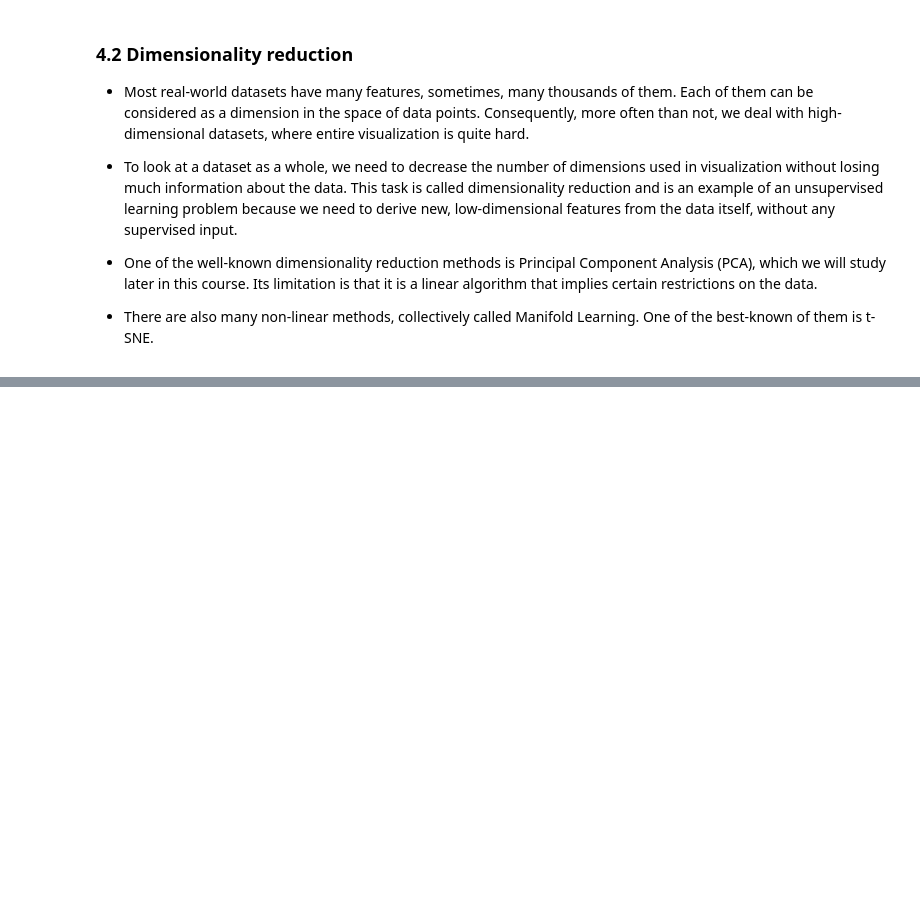
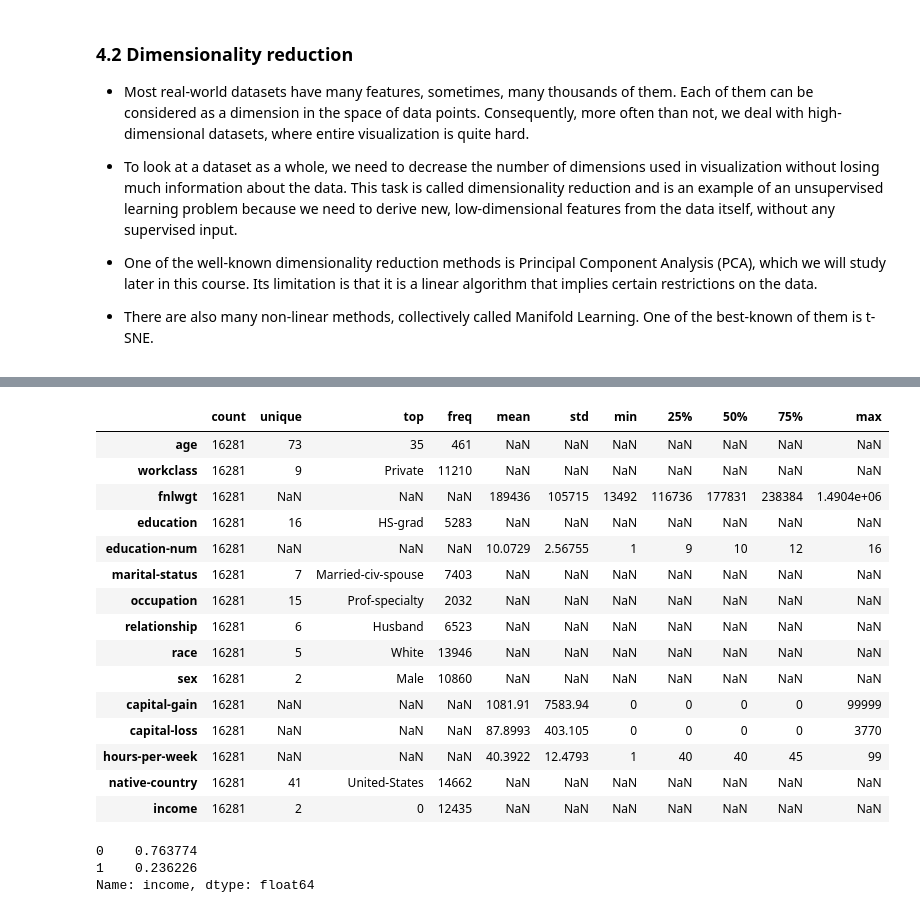
Before and after one commit to gonzalo71/TestGit, a Jupyter notebook: hoja_sucia.ipynb, the cells around one changed output, grey strips where cells are left out. Cells and saved outputs as stored; diff of their text form; code cells hidden in the pictures; blank space fills up the shorter version.

```diff
--- a/hoja_sucia.ipynb
+++ b/hoja_sucia.ipynb
@@ -711,0 +777,5 @@ tsne_repr = tsne.fit_transform(X_scaled)
+# %%
+url = r"C:\Users\gonza\OneDrive\Documentos\datascience-thebridge-master\ejercicios gonzalo\DATA\Adults_Census_dataset\adult.data"
+columns = columns = ['age', 'workclass', 'fnlwgt', 'education', 'education-num', 'marital-status', 'occupation',
+           'relationship', 'race','sex', 'capital-gain', 'capital-loss', 'hours-per-week', 'native-country', 'income']
+data_train = pd.read_csv(url,header=None,names=columns)
@@ -711,0 +793,35 @@ tsne_repr = tsne.fit_transform(X_scaled)
+# %%
+# necessary to remove rows with incorrect labels in test dataset
+data_test = data_test[(data_test['income'] == ' >50K.') | (data_test['income']==' <=50K.')]
+
+# encode target variable as integer
+data_train.loc[data_train['income']==' <=50K', 'income'] = 0
+data_train.loc[data_train['income']==' >50K', 'income'] = 1
+
+data_test.loc[data_test['income']==' <=50K.', 'income'] = 0
+data_test.loc[data_test['income']==' >50K.', 'income'] = 1
+# %%
+data_test.describe(include="all").T
+# %% [output]
+|  | count | unique | top | freq | mean | std | min | 25% | 50% | 75% | max |
+| age | 16281 | 73 | 35 | 461 | NaN | NaN | NaN | NaN | NaN | NaN | NaN |
+| workclass | 16281 | 9 | Private | 11210 | NaN | NaN | NaN | NaN | NaN | NaN | NaN |
+| fnlwgt | 16281 | NaN | NaN | NaN | 189436 | 105715 | 13492 | 116736 | 177831 | 238384 | 1.4904e+06 |
+| education | 16281 | 16 | HS-grad | 5283 | NaN | NaN | NaN | NaN | NaN | NaN | NaN |
+| education-num | 16281 | NaN | NaN | NaN | 10.0729 | 2.56755 | 1 | 9 | 10 | 12 | 16 |
+| marital-status | 16281 | 7 | Married-civ-spouse | 7403 | NaN | NaN | NaN | NaN | NaN | NaN | NaN |
+| occupation | 16281 | 15 | Prof-specialty | 2032 | NaN | NaN | NaN | NaN | NaN | NaN | NaN |
+| relationship | 16281 | 6 | Husband | 6523 | NaN | NaN | NaN | NaN | NaN | NaN | NaN |
+| race | 16281 | 5 | White | 13946 | NaN | NaN | NaN | NaN | NaN | NaN | NaN |
+| sex | 16281 | 2 | Male | 10860 | NaN | NaN | NaN | NaN | NaN | NaN | NaN |
+| capital-gain | 16281 | NaN | NaN | NaN | 1081.91 | 7583.94 | 0 | 0 | 0 | 0 | 99999 |
+| capital-loss | 16281 | NaN | NaN | NaN | 87.8993 | 403.105 | 0 | 0 | 0 | 0 | 3770 |
+| hours-per-week | 16281 | NaN | NaN | NaN | 40.3922 | 12.4793 | 1 | 40 | 40 | 45 | 99 |
+| native-country | 16281 | 41 | United-States | 14662 | NaN | NaN | NaN | NaN | NaN | NaN | NaN |
+| income | 16281 | 2 | 0 | 12435 | NaN | NaN | NaN | NaN | NaN | NaN | NaN |
+# %%
+data_test["income"].value_counts(normalize=True)
+# %% [output]
+0    0.763774
+1    0.236226
+Name: income, dtype: float64
```
Also changed, not shown: parts of 10 cells of this notebook, 3 other files.
